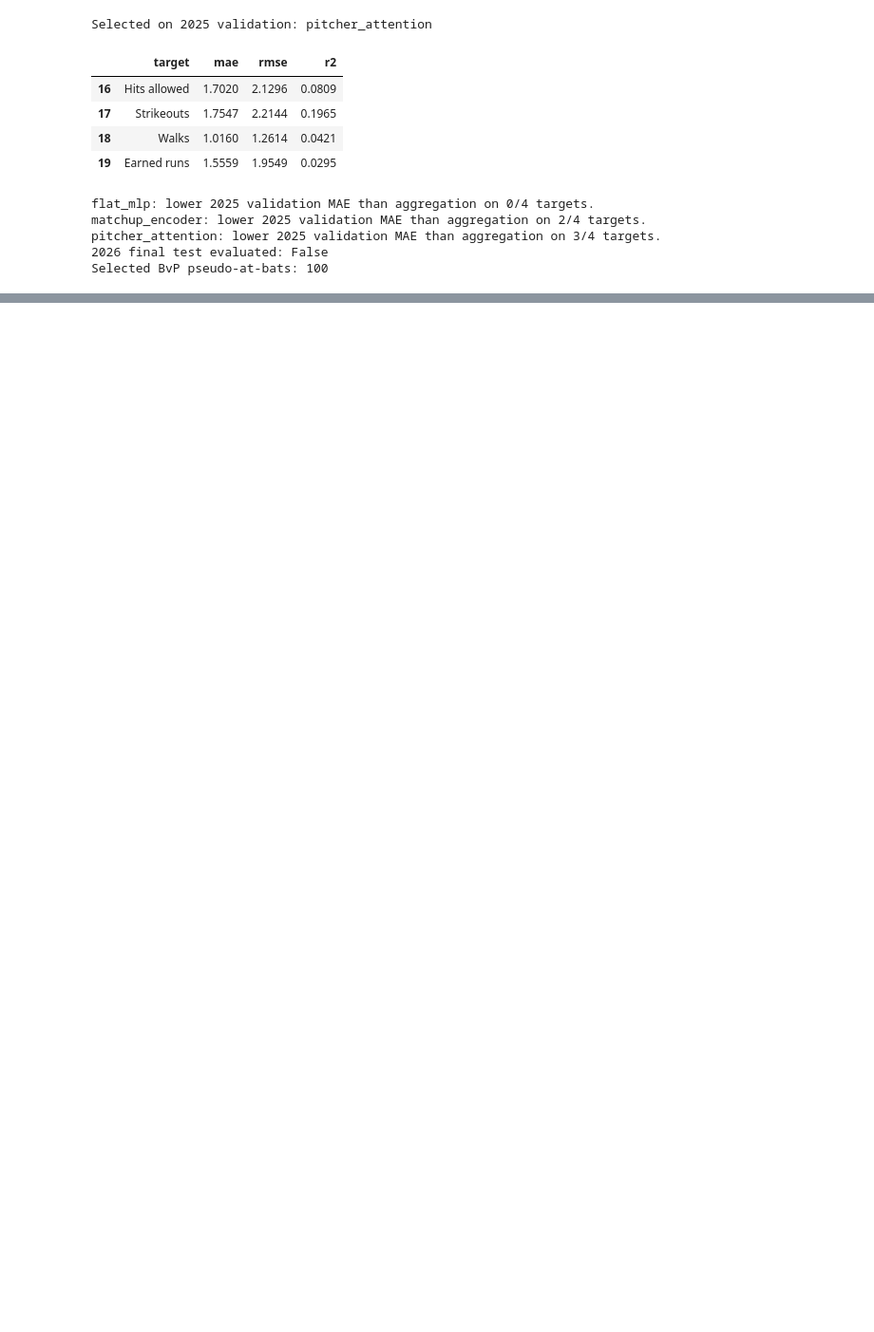
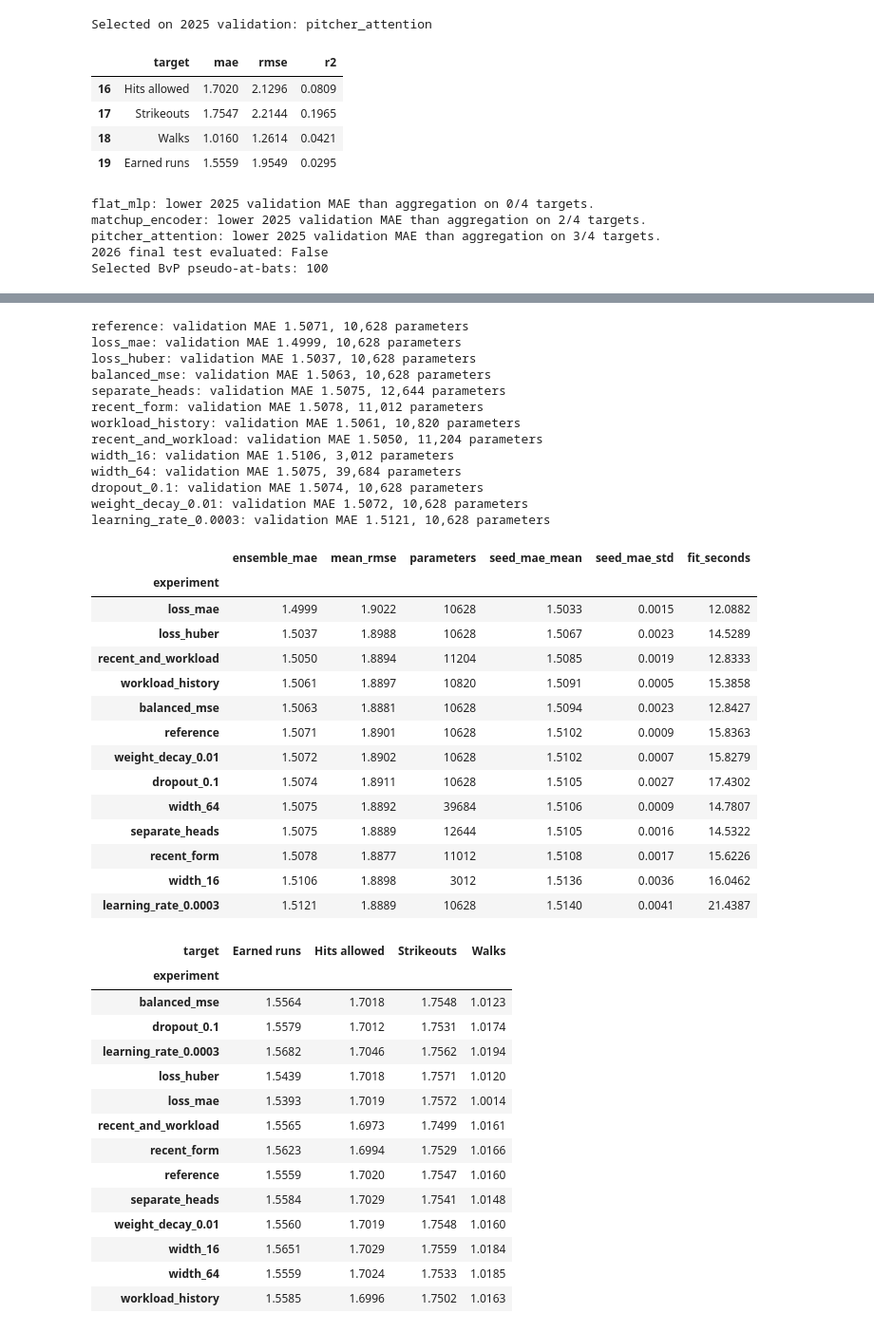
Before and after one commit to elizabethahong/ML-Grad-Project, a Jupyter notebook: Pitcher_Neural_Architectures.ipynb, the cells around one changed output, grey strips where cells are left out. Shown at 95% size. Drawn from its saved outputs; the diff is of its cells as text; code cells hidden in the pictures; blank space fills up the shorter version.

```diff
--- a/Pitcher_Neural_Architectures.ipynb
+++ b/Pitcher_Neural_Architectures.ipynb
@@ -1111,0 +1691,68 @@ Selected BvP pseudo-at-bats: 100
+# %%
+improvement_results, improvement_rows = {}, []
+if RUN_IMPROVEMENT_STUDY:
+    for config in IMPROVEMENTS:
+        result = run_study(config)
+        improvement_results[config.name] = result
+        improvement_rows.extend(result_rows(result, config.name))
+    improvement_table = pd.DataFrame(improvement_rows)
+    improvement_summary = improvement_table.groupby("experiment").agg(
+        ensemble_mae=("mae", "mean"),
+        mean_rmse=("rmse", "mean"),
+        parameters=("parameters", "first"),
+    )
+    for name, result in improvement_results.items():
+        seed_means = result["seed_metrics"].groupby("seed").mae.mean()
+        improvement_summary.loc[name, "seed_mae_mean"] = seed_means.mean()
+        improvement_summary.loc[name, "seed_mae_std"] = seed_means.std()
+        improvement_summary.loc[name, "fit_seconds"] = result["seconds"]
+    display(improvement_summary.sort_values("ensemble_mae").round(4))
+    display(
+        improvement_table.pivot(
+            index="experiment", columns="target", values="mae"
+        ).round(4)
+    )
+# %% [output]
+reference: validation MAE 1.5071, 10,628 parameters
+loss_mae: validation MAE 1.4999, 10,628 parameters
+loss_huber: validation MAE 1.5037, 10,628 parameters
+balanced_mse: validation MAE 1.5063, 10,628 parameters
+separate_heads: validation MAE 1.5075, 12,644 parameters
+recent_form: validation MAE 1.5078, 11,012 parameters
+workload_history: validation MAE 1.5061, 10,820 parameters
+recent_and_workload: validation MAE 1.5050, 11,204 parameters
+width_16: validation MAE 1.5106, 3,012 parameters
+width_64: validation MAE 1.5075, 39,684 parameters
+dropout_0.1: validation MAE 1.5074, 10,628 parameters
+weight_decay_0.01: validation MAE 1.5072, 10,628 parameters
+learning_rate_0.0003: validation MAE 1.5121, 10,628 parameters
+|  | ensemble_mae | mean_rmse | parameters | seed_mae_mean | seed_mae_std | fit_seconds |
+| experiment |  |  |  |  |  |  |
+| loss_mae | 1.4999 | 1.9022 | 10628 | 1.5033 | 0.0015 | 12.0882 |
+| loss_huber | 1.5037 | 1.8988 | 10628 | 1.5067 | 0.0023 | 14.5289 |
+| recent_and_workload | 1.5050 | 1.8894 | 11204 | 1.5085 | 0.0019 | 12.8333 |
+| workload_history | 1.5061 | 1.8897 | 10820 | 1.5091 | 0.0005 | 15.3858 |
+| balanced_mse | 1.5063 | 1.8881 | 10628 | 1.5094 | 0.0023 | 12.8427 |
+| reference | 1.5071 | 1.8901 | 10628 | 1.5102 | 0.0009 | 15.8363 |
+| weight_decay_0.01 | 1.5072 | 1.8902 | 10628 | 1.5102 | 0.0007 | 15.8279 |
+| dropout_0.1 | 1.5074 | 1.8911 | 10628 | 1.5105 | 0.0027 | 17.4302 |
+| width_64 | 1.5075 | 1.8892 | 39684 | 1.5106 | 0.0009 | 14.7807 |
+| separate_heads | 1.5075 | 1.8889 | 12644 | 1.5105 | 0.0016 | 14.5322 |
+| recent_form | 1.5078 | 1.8877 | 11012 | 1.5108 | 0.0017 | 15.6226 |
+| width_16 | 1.5106 | 1.8898 | 3012 | 1.5136 | 0.0036 | 16.0462 |
+| learning_rate_0.0003 | 1.5121 | 1.8889 | 10628 | 1.5140 | 0.0041 | 21.4387 |
+| target | Earned runs | Hits allowed | Strikeouts | Walks |
+| experiment |  |  |  |  |
+| balanced_mse | 1.5564 | 1.7018 | 1.7548 | 1.0123 |
+| dropout_0.1 | 1.5579 | 1.7012 | 1.7531 | 1.0174 |
+| learning_rate_0.0003 | 1.5682 | 1.7046 | 1.7562 | 1.0194 |
+| loss_huber | 1.5439 | 1.7018 | 1.7571 | 1.0120 |
+| loss_mae | 1.5393 | 1.7019 | 1.7572 | 1.0014 |
+| recent_and_workload | 1.5565 | 1.6973 | 1.7499 | 1.0161 |
+| recent_form | 1.5623 | 1.6994 | 1.7529 | 1.0166 |
+| reference | 1.5559 | 1.7020 | 1.7547 | 1.0160 |
+| separate_heads | 1.5584 | 1.7029 | 1.7541 | 1.0148 |
+| weight_decay_0.01 | 1.5560 | 1.7019 | 1.7548 | 1.0160 |
+| width_16 | 1.5651 | 1.7029 | 1.7559 | 1.0184 |
+| width_64 | 1.5559 | 1.7024 | 1.7533 | 1.0185 |
+| workload_history | 1.5585 | 1.6996 | 1.7502 | 1.0163 |
```
Also changed, not shown: parts of 34 cells of this notebook.
